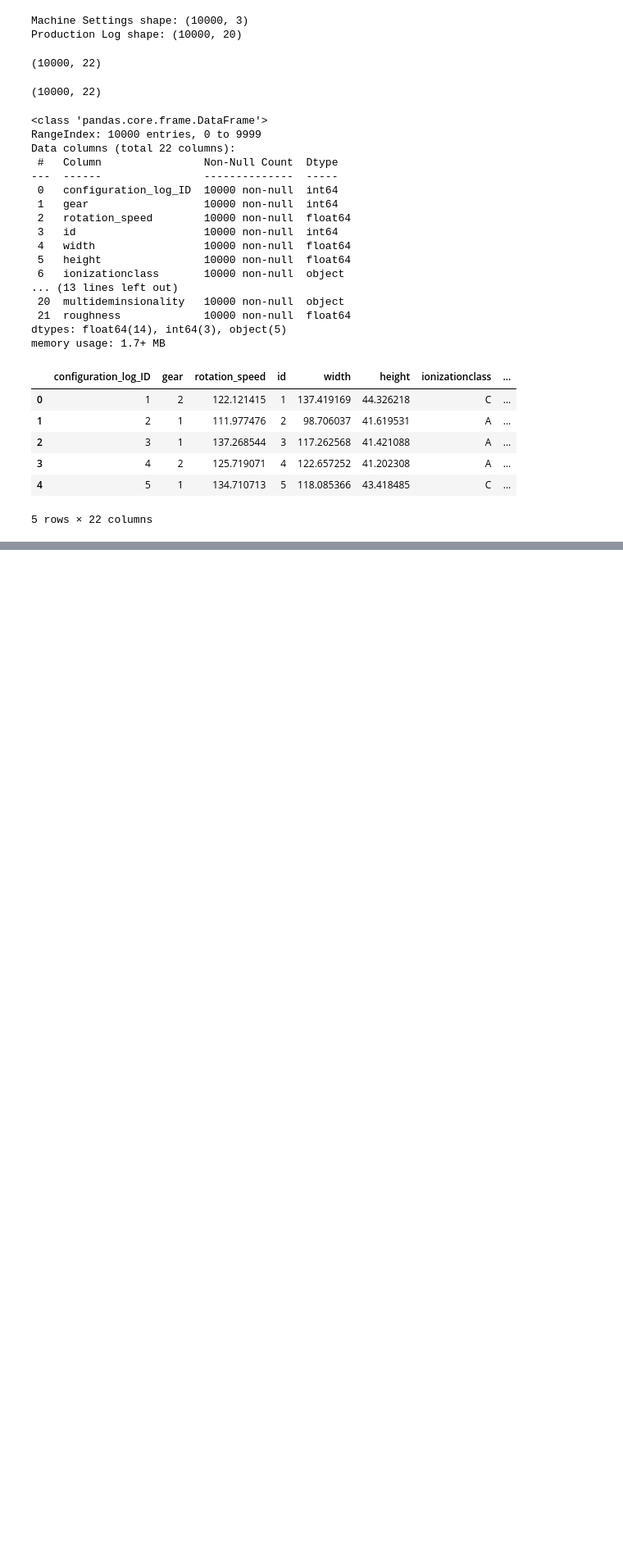
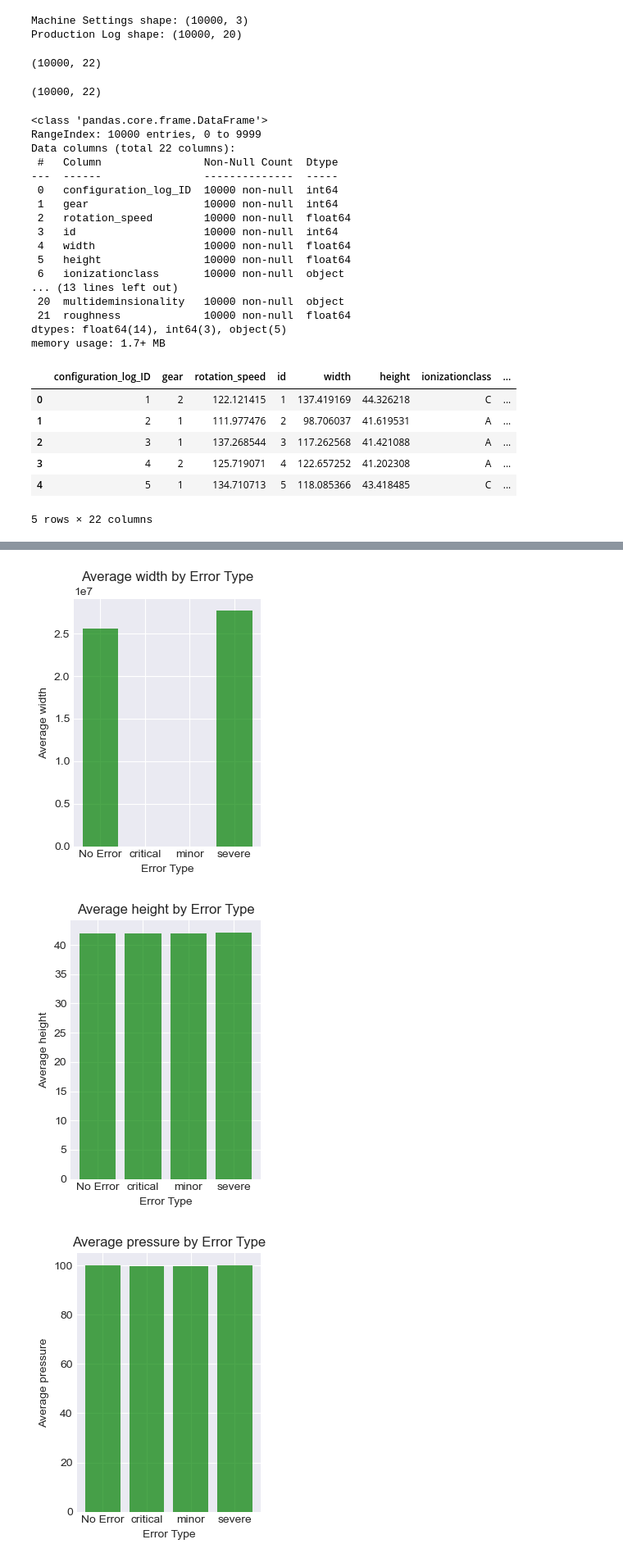
Before and after one commit to Parth-0804/ML_Presentation_Workspace, a Jupyter notebook: ML - SmartBuild Dataset/EDA_Machine_Production.ipynb, the cells around one changed output, grey strips where cells are left out. Shown at 82% size. Saved outputs shown, nothing was run; the diff lists cells and outputs as text; code cells hidden in the pictures; blank space fills up the shorter version.

```diff
--- a/ML - SmartBuild Dataset/EDA_Machine_Production.ipynb
+++ b/ML - SmartBuild Dataset/EDA_Machine_Production.ipynb
@@ -69,0 +108,25 @@ memory usage: 1.7+ MB
+# %%
+numeric_cols = ['width', 'height', 'pressure', 'karma', 'modulation', 'roughness', 'Quality', 'gear', 'rotation_speed']
+
+# Convert columns to numeric (ignore errors)
+for col in numeric_cols:
+    merged_df[col] = pd.to_numeric(merged_df[col], errors='coerce')
+
+# Fill missing/empty error_type with a label (e.g., 'No Error')
+merged_df['error_type'] = merged_df['error_type'].replace('', pd.NA)
+merged_df['error_type'] = merged_df['error_type'].fillna('No Error')
+
+# Plot means by error type (including No Error)
+for col in numeric_cols:
+    plt.figure(figsize=(3, 4))
+    means = merged_df.groupby('error_type')[col].mean().reset_index()
+    plt.bar(means['error_type'], means[col], color='green', alpha=0.7)
+    plt.title(f'Average {col} by Error Type')
+    plt.xlabel('Error Type')
+    plt.ylabel(f'Average {col}')
+    plt.tight_layout()
+    plt.show()
+# %% [output]
+[figure, added]
+[figure, added]
+[figure, added]
```
Also changed, not shown: parts of 5 cells of this notebook.
